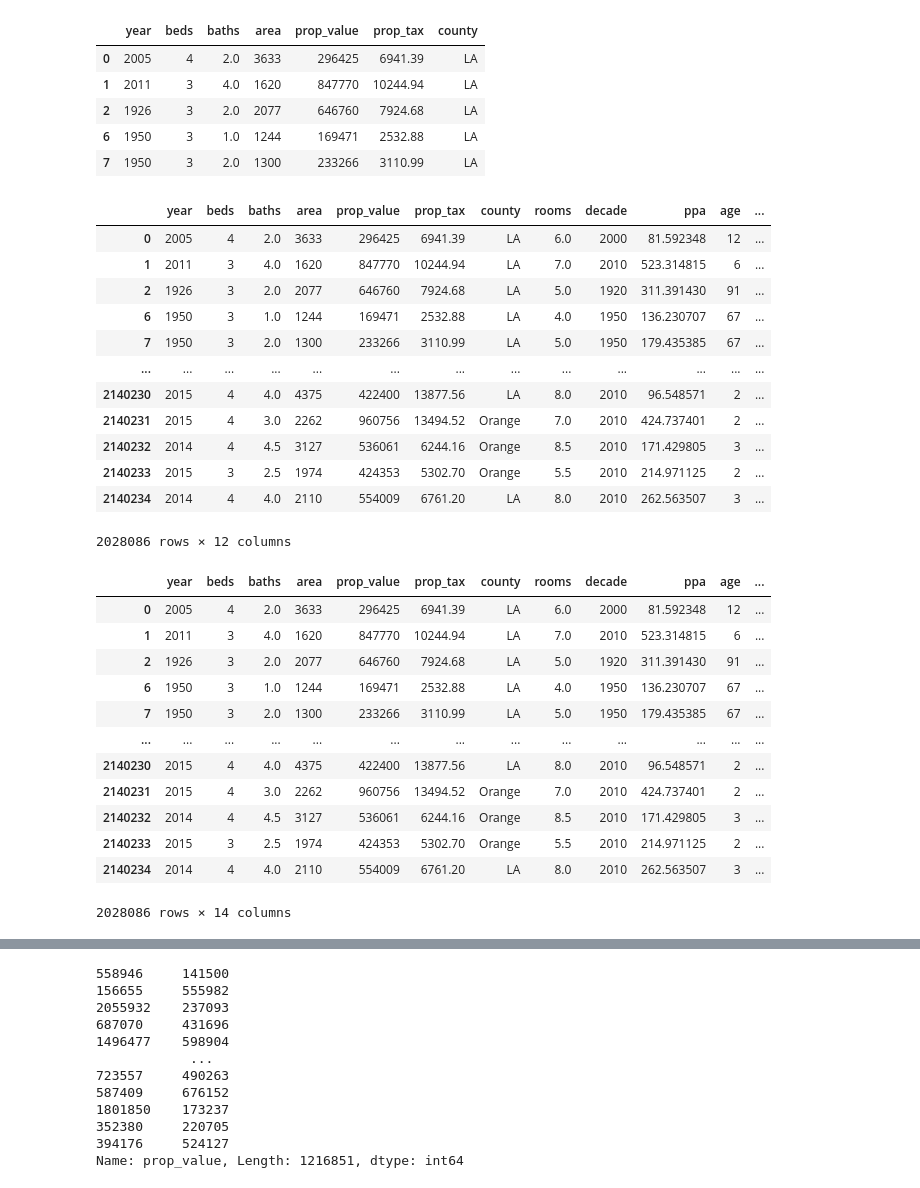
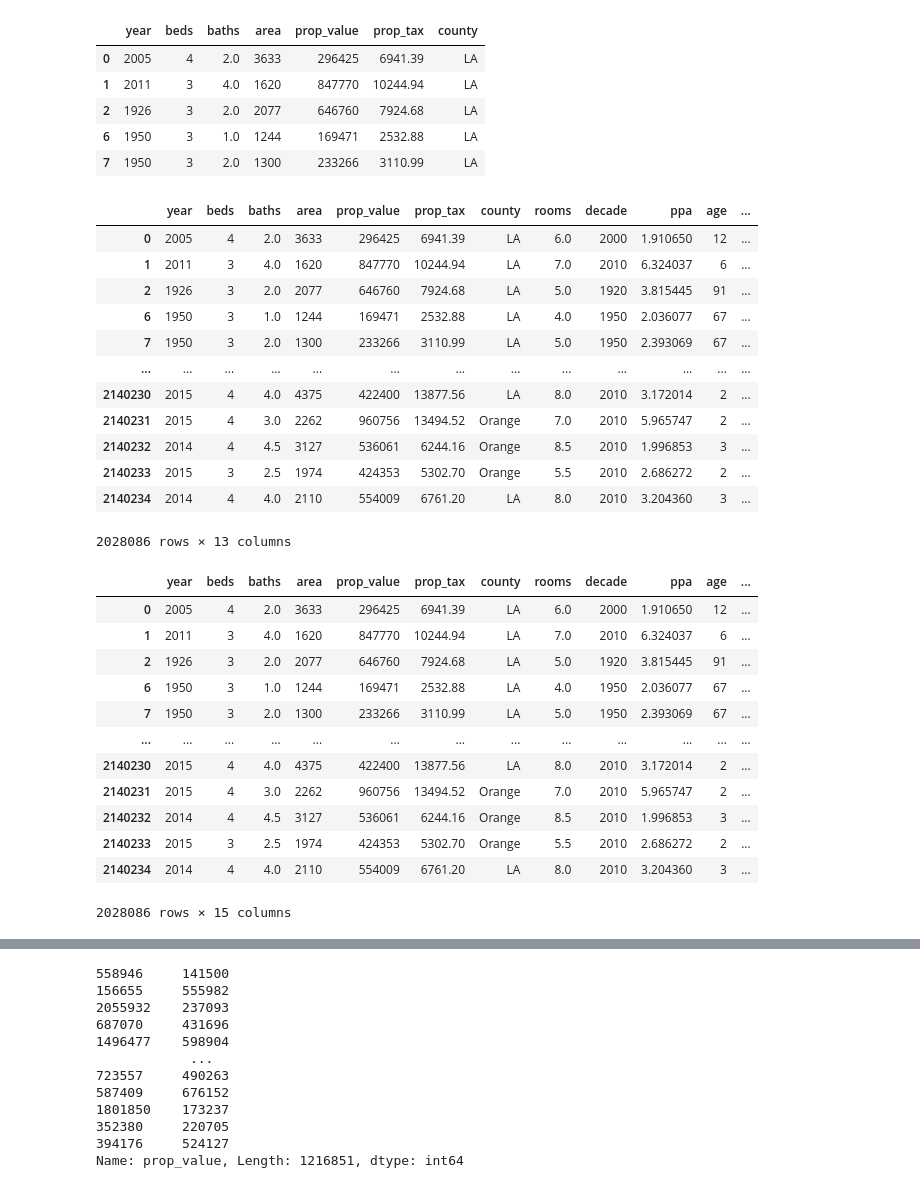
Before and after one commit to tkephart96/regression-exercises, a Jupyter notebook: feature_engineering.ipynb, the cells around one changed output, grey strips where cells are left out. Saved outputs shown, nothing was run; the diff lists cells and outputs as text; code cells hidden in the pictures.

```diff
--- a/feature_engineering.ipynb
+++ b/feature_engineering.ipynb
@@ -270,41 +316,42 @@ df.head()
 # %%
 df = df.assign(rooms=(df.beds+df.baths))
 df = df.assign(decade=pd.cut(x=df.year,bins=22,labels=[1800,1810,1820,1830,1840,1850,1860,1870,1880,1890,1900,1910,1920,1930,1940,1950,1960,1970,1980,1990,2000,2010]))
-df = df.assign(ppa=(df.prop_value/df.area))
+df = df.assign(ppa=(df.prop_tax/df.area))
 df = df.assign(age=(2017-df.year))
 df = df.assign(space=(df.beds*200+df.baths*40))
+df = df.assign(half_bath=np.where(df.baths==df.baths.astype(int),0,1))
 df
 # %% [output]
 |  | year | beds | baths | area | prop_value | prop_tax | county | rooms | decade | ppa | age | ... |
-| 0 | 2005 | 4 | 2.0 | 3633 | 296425 | 6941.39 | LA | 6.0 | 2000 | 81.592348 | 12 | ... |
-| 1 | 2011 | 3 | 4.0 | 1620 | 847770 | 10244.94 | LA | 7.0 | 2010 | 523.314815 | 6 | ... |
-| 2 | 1926 | 3 | 2.0 | 2077 | 646760 | 7924.68 | LA | 5.0 | 1920 | 311.391430 | 91 | ... |
-| 6 | 1950 | 3 | 1.0 | 1244 | 169471 | 2532.88 | LA | 4.0 | 1950 | 136.230707 | 67 | ... |
-| 7 | 1950 | 3 | 2.0 | 1300 | 233266 | 3110.99 | LA | 5.0 | 1950 | 179.435385 | 67 | ... |
+| 0 | 2005 | 4 | 2.0 | 3633 | 296425 | 6941.39 | LA | 6.0 | 2000 | 1.910650 | 12 | ... |
+| 1 | 2011 | 3 | 4.0 | 1620 | 847770 | 10244.94 | LA | 7.0 | 2010 | 6.324037 | 6 | ... |
+| 2 | 1926 | 3 | 2.0 | 2077 | 646760 | 7924.68 | LA | 5.0 | 1920 | 3.815445 | 91 | ... |
+| 6 | 1950 | 3 | 1.0 | 1244 | 169471 | 2532.88 | LA | 4.0 | 1950 | 2.036077 | 67 | ... |
+| 7 | 1950 | 3 | 2.0 | 1300 | 233266 | 3110.99 | LA | 5.0 | 1950 | 2.393069 | 67 | ... |
 | ... | ... | ... | ... | ... | ... | ... | ... | ... | ... | ... | ... | ... |
-| 2140230 | 2015 | 4 | 4.0 | 4375 | 422400 | 13877.56 | LA | 8.0 | 2010 | 96.548571 | 2 | ... |
-| 2140231 | 2015 | 4 | 3.0 | 2262 | 960756 | 13494.52 | Orange | 7.0 | 2010 | 424.737401 | 2 | ... |
-| 2140232 | 2014 | 4 | 4.5 | 3127 | 536061 | 6244.16 | Orange | 8.5 | 2010 | 171.429805 | 3 | ... |
-| 2140233 | 2015 | 3 | 2.5 | 1974 | 424353 | 5302.70 | Orange | 5.5 | 2010 | 214.971125 | 2 | ... |
-| 2140234 | 2014 | 4 | 4.0 | 2110 | 554009 | 6761.20 | LA | 8.0 | 2010 | 262.563507 | 3 | ... |
+| 2140230 | 2015 | 4 | 4.0 | 4375 | 422400 | 13877.56 | LA | 8.0 | 2010 | 3.172014 | 2 | ... |
+| 2140231 | 2015 | 4 | 3.0 | 2262 | 960756 | 13494.52 | Orange | 7.0 | 2010 | 5.965747 | 2 | ... |
+| 2140232 | 2014 | 4 | 4.5 | 3127 | 536061 | 6244.16 | Orange | 8.5 | 2010 | 1.996853 | 3 | ... |
+| 2140233 | 2015 | 3 | 2.5 | 1974 | 424353 | 5302.70 | Orange | 5.5 | 2010 | 2.686272 | 2 | ... |
+| 2140234 | 2014 | 4 | 4.0 | 2110 | 554009 | 6761.20 | LA | 8.0 | 2010 | 3.204360 | 3 | ... |
-2028086 rows × 12 columns
+2028086 rows × 13 columns
 # %%
 df = p.encode_county(df)
 df
 # %% [output]
 |  | year | beds | baths | area | prop_value | prop_tax | county | rooms | decade | ppa | age | ... |
-| 0 | 2005 | 4 | 2.0 | 3633 | 296425 | 6941.39 | LA | 6.0 | 2000 | 81.592348 | 12 | ... |
-| 1 | 2011 | 3 | 4.0 | 1620 | 847770 | 10244.94 | LA | 7.0 | 2010 | 523.314815 | 6 | ... |
-| 2 | 1926 | 3 | 2.0 | 2077 | 646760 | 7924.68 | LA | 5.0 | 1920 | 311.391430 | 91 | ... |
-| 6 | 1950 | 3 | 1.0 | 1244 | 169471 | 2532.88 | LA | 4.0 | 1950 | 136.230707 | 67 | ... |
-| 7 | 1950 | 3 | 2.0 | 1300 | 233266 | 3110.99 | LA | 5.0 | 1950 | 179.435385 | 67 | ... |
+| 0 | 2005 | 4 | 2.0 | 3633 | 296425 | 6941.39 | LA | 6.0 | 2000 | 1.910650 | 12 | ... |
+| 1 | 2011 | 3 | 4.0 | 1620 | 847770 | 10244.94 | LA | 7.0 | 2010 | 6.324037 | 6 | ... |
+| 2 | 1926 | 3 | 2.0 | 2077 | 646760 | 7924.68 | LA | 5.0 | 1920 | 3.815445 | 91 | ... |
+| 6 | 1950 | 3 | 1.0 | 1244 | 169471 | 2532.88 | LA | 4.0 | 1950 | 2.036077 | 67 | ... |
+| 7 | 1950 | 3 | 2.0 | 1300 | 233266 | 3110.99 | LA | 5.0 | 1950 | 2.393069 | 67 | ... |
 | ... | ... | ... | ... | ... | ... | ... | ... | ... | ... | ... | ... | ... |
-| 2140230 | 2015 | 4 | 4.0 | 4375 | 422400 | 13877.56 | LA | 8.0 | 2010 | 96.548571 | 2 | ... |
-| 2140231 | 2015 | 4 | 3.0 | 2262 | 960756 | 13494.52 | Orange | 7.0 | 2010 | 424.737401 | 2 | ... |
-| 2140232 | 2014 | 4 | 4.5 | 3127 | 536061 | 6244.16 | Orange | 8.5 | 2010 | 171.429805 | 3 | ... |
-| 2140233 | 2015 | 3 | 2.5 | 1974 | 424353 | 5302.70 | Orange | 5.5 | 2010 | 214.971125 | 2 | ... |
-| 2140234 | 2014 | 4 | 4.0 | 2110 | 554009 | 6761.20 | LA | 8.0 | 2010 | 262.563507 | 3 | ... |
+| 2140230 | 2015 | 4 | 4.0 | 4375 | 422400 | 13877.56 | LA | 8.0 | 2010 | 3.172014 | 2 | ... |
+| 2140231 | 2015 | 4 | 3.0 | 2262 | 960756 | 13494.52 | Orange | 7.0 | 2010 | 5.965747 | 2 | ... |
+| 2140232 | 2014 | 4 | 4.5 | 3127 | 536061 | 6244.16 | Orange | 8.5 | 2010 | 1.996853 | 3 | ... |
+| 2140233 | 2015 | 3 | 2.5 | 1974 | 424353 | 5302.70 | Orange | 5.5 | 2010 | 2.686272 | 2 | ... |
+| 2140234 | 2014 | 4 | 4.0 | 2110 | 554009 | 6761.20 | LA | 8.0 | 2010 | 3.204360 | 3 | ... |
-2028086 rows × 14 columns
+2028086 rows × 15 columns
 # %%
 train,val,test = w.split_data(df)
 train
```
Also changed, not shown: parts of 19 cells of this notebook.
